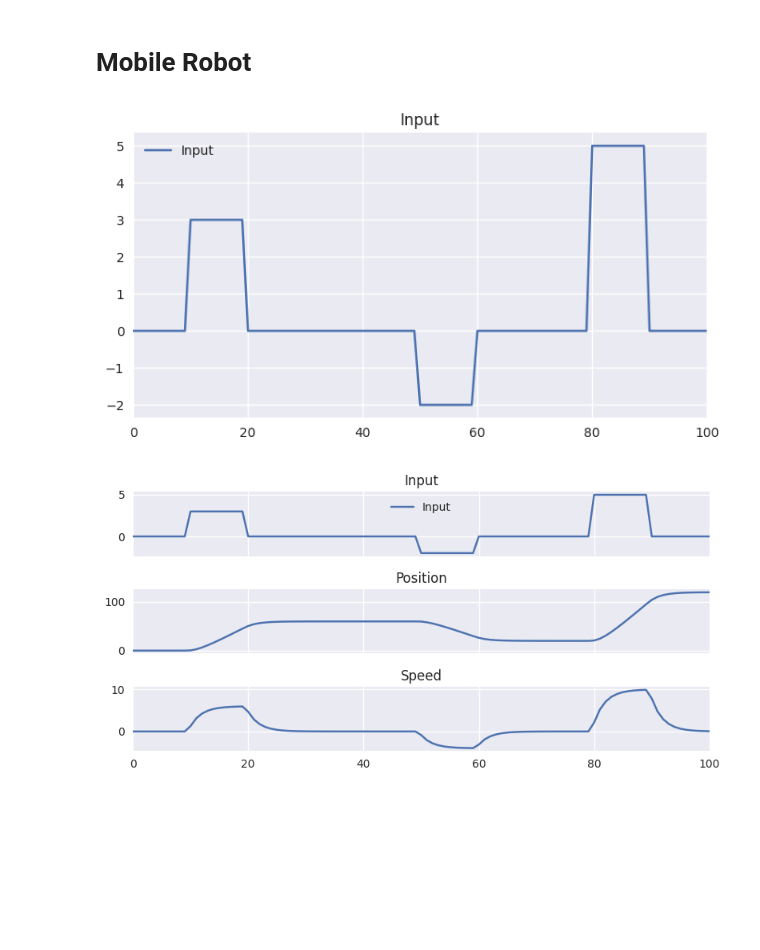
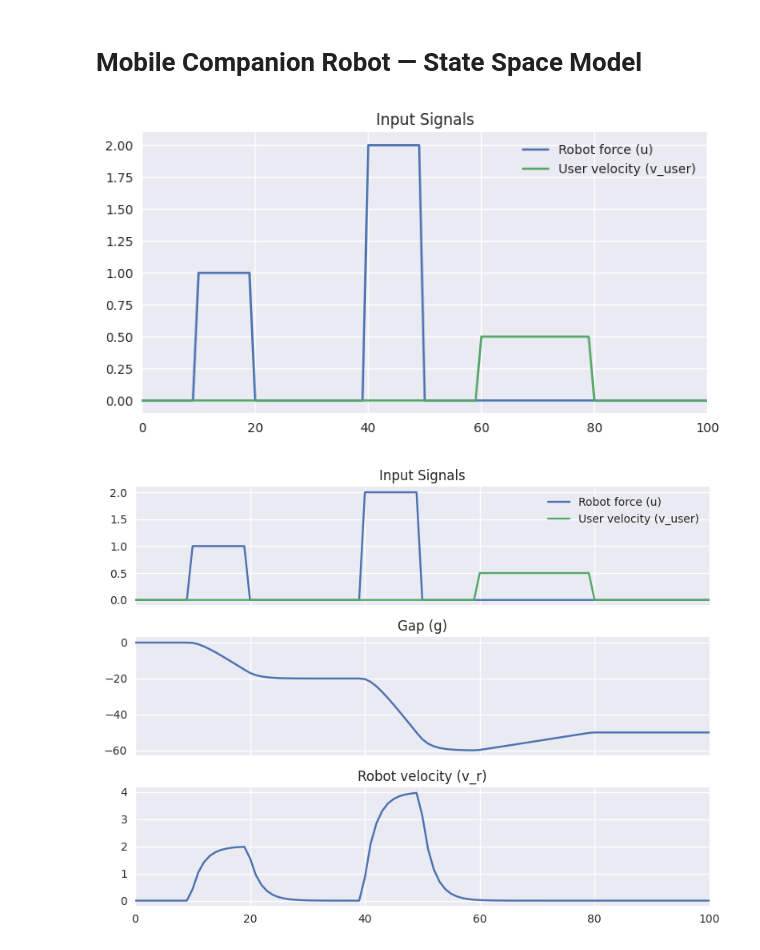
Before and after one commit to SMU-HCI/cs702-ci, a Jupyter notebook: 12_state_space_representation/lecture/lti.ipynb, the cells around one changed output. Cells and saved outputs as stored; diff of their text form; code cells hidden in the pictures; blank space fills up the shorter version.

```diff
--- a/12_state_space_representation/lecture/lti.ipynb
+++ b/12_state_space_representation/lecture/lti.ipynb
@@ -1,5 +1,5 @@
 # %% [markdown]
-# Mobile Robot
+# Mobile Companion Robot — State Space Model
 # %%
 import matplotlib.pyplot as plt
 import numpy as np
@@ -7,16 +7,13 @@ from scipy import signal
 
 plt.style.use("seaborn-v0_8")
 
+# Physical parameters
+b = 0.5  # friction coefficient
+m = 1.0  # robot mass
 
-a = 1
-b = 0.5
-c = 0
-
-A = np.array([[0, 1], [-c / a, -b / a]])
-B = np.array([[0], [1 / a]])
-
-# C = np.array([[1, 1]])
-# D = np.array([[0]])
-
-C = np.array([[-c / a, -b / a], [1, 0]])
-D = np.array([[1 / a], [0]])
+# State: [g, v_r] (gap, robot velocity)
+# Input: [u, v_user] (robot force, user velocity)
+A = np.array([[0, -1], [0, -b / m]])
+B = np.array([[0, 1], [1 / m, 0]])
+C = np.array([[1, 0]])  # observe only gap
+D = np.array([[0, 0]])
@@ -25,38 +20,43 @@ SS = signal.StateSpace(A, B, C, D)
 # %%
+SS = signal.StateSpace(A, B, C, D)
+
 t = np.linspace(0, 100, 101)
-u = np.zeros_like(t)
-u[10:20] = 3
-u[50:60] = -2
-u[80:90] = 5
+u = np.zeros((len(t), 2))
+u[10:20, 0] = 1.0   # robot force pulse
+u[40:50, 0] = 2.0   # robot force pulse
+u[60:80, 1] = 0.5   # user walks forward
 
 t, y, x = signal.lsim(SS, u, t)
 # %%
-# plot input (u)
+# Plot inputs
 plt.figure(figsize=(8, 4))
-plt.plot(t, u, label="Input")
-plt.title("Input")
+plt.plot(t, u[:, 0], label="Robot force (u)")
+plt.plot(t, u[:, 1], label="User velocity (v_user)")
+plt.title("Input Signals")
 plt.xlim(0, 100)
 plt.legend()
 plt.show()
 # %% [output]
-[figure, old version]
+[figure, new version]
 # %%
-# Plot input (u) and state (x)
-fig, ax = plt.subplots(3, 1, figsize=(8, 4), sharex=True)
-ax[0].plot(t, u, label="Input")
-ax[0].set_title("Input")
+# Plot inputs and states
+fig, ax = plt.subplots(3, 1, figsize=(8, 6), sharex=True)
+
+ax[0].plot(t, u[:, 0], label="Robot force (u)")
+ax[0].plot(t, u[:, 1], label="User velocity (v_user)")
+ax[0].set_title("Input Signals")
 ax[0].set_xlim(0, 100)
 ax[0].legend()
 
 ax[1].plot(t, x[:, 0])
-ax[1].set_title("Position")
+ax[1].set_title("Gap (g)")
 ax[1].set_xlim(0, 100)
 
 ax[2].plot(t, x[:, 1])
-ax[2].set_title("Speed")
+ax[2].set_title("Robot velocity (v_r)")
 ax[2].set_xlim(0, 100)
 
 plt.tight_layout()
 plt.show()
 # %% [output]
-[figure, old version]
+[figure, new version]
```
Also changed, not shown: parts of 1 cell of this notebook.
